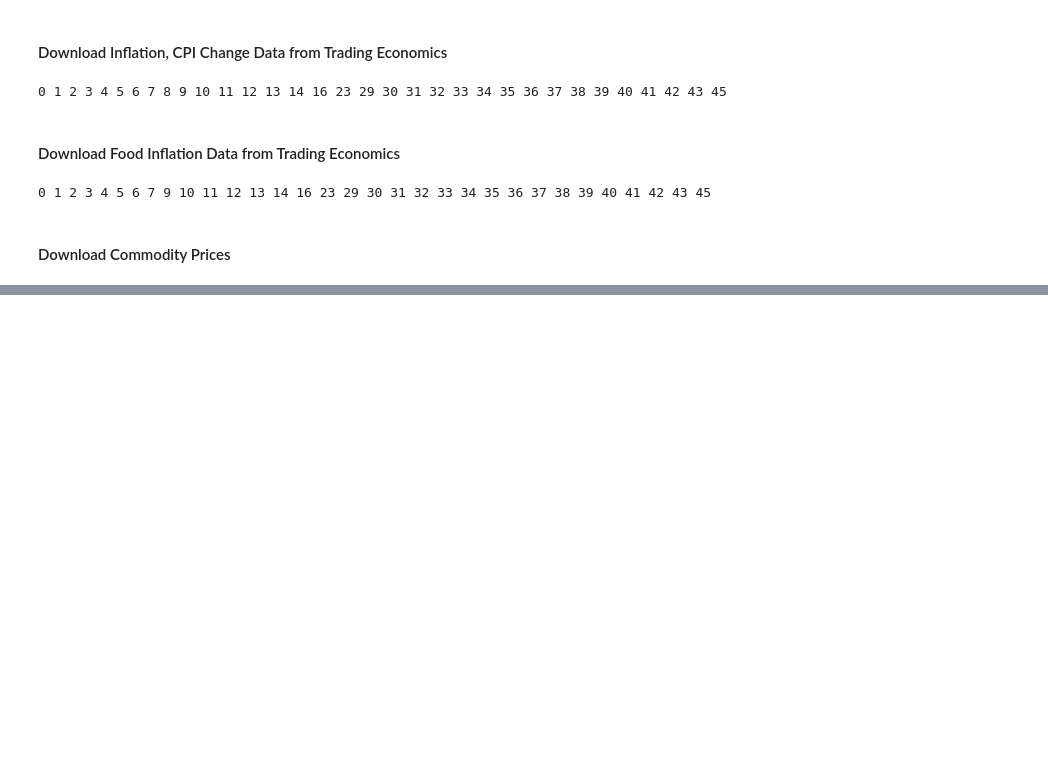
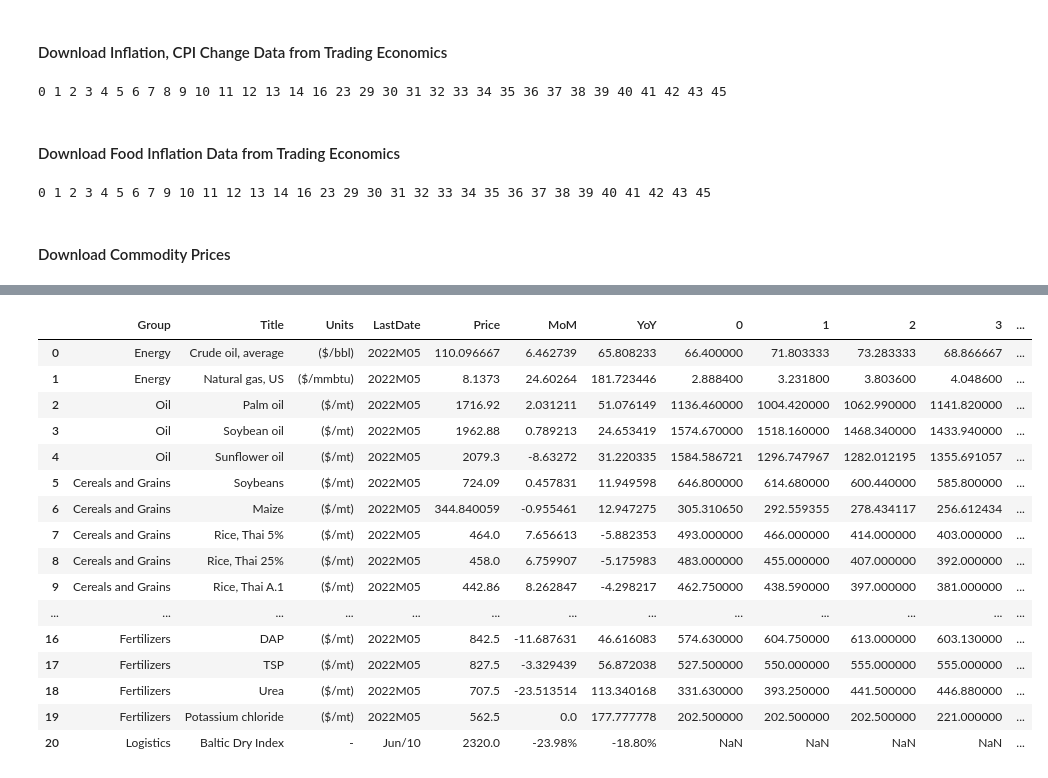
Before and after one commit to DigitalAgricultureAsia/FoodSecurityTracker, a Jupyter notebook: Download Necessary Data.ipynb, the cells around one changed output, grey strips where cells are left out. Saved outputs shown, nothing was run; the diff lists cells and outputs as text; code cells hidden in the pictures; blank space fills up the shorter version.

```diff
--- a/Download Necessary Data.ipynb
+++ b/Download Necessary Data.ipynb
@@ -129,7 +199,19 @@ Index(['Unnamed: 0', 'Crude oil, average', 'Crude oil, Brent',
 # %%
-ColsEnergy=['Crude oil, average','Natural gas, US']
-ColsOils=['Palm oil','Soybeans', 'Soybean oil','Sunflower oil']
-ColsCereals=['Soybeans','Maize','Rice, Thai 5% ', 'Rice, Thai 25% ', 'Rice, Thai A.1',
-       'Rice, Viet Namese 5%', 'Wheat, US SRW', 'Wheat, US HRW']
-ColsOthers=['Sugar, world','Cotton, A Index']
-ColsFert=['Phosphate rock', 'DAP', 'TSP', 'Urea ', 'Potassium chloride']
+# %% [output]
+|  | Group | Title | Units | LastDate | Price | MoM | YoY | 0 | 1 | 2 | 3 | ... |
+| 0 | Energy | Crude oil, average | ($/bbl) | 2022M05 | 110.096667 | 6.462739 | 65.808233 | 66.400000 | 71.803333 | 73.283333 | 68.866667 | ... |
+| 1 | Energy | Natural gas, US | ($/mmbtu) | 2022M05 | 8.1373 | 24.60264 | 181.723446 | 2.888400 | 3.231800 | 3.803600 | 4.048600 | ... |
+| 2 | Oil | Palm oil | ($/mt) | 2022M05 | 1716.92 | 2.031211 | 51.076149 | 1136.460000 | 1004.420000 | 1062.990000 | 1141.820000 | ... |
+| 3 | Oil | Soybean oil | ($/mt) | 2022M05 | 1962.88 | 0.789213 | 24.653419 | 1574.670000 | 1518.160000 | 1468.340000 | 1433.940000 | ... |
+| 4 | Oil | Sunflower oil | ($/mt) | 2022M05 | 2079.3 | -8.63272 | 31.220335 | 1584.586721 | 1296.747967 | 1282.012195 | 1355.691057 | ... |
+| 5 | Cereals and Grains | Soybeans | ($/mt) | 2022M05 | 724.09 | 0.457831 | 11.949598 | 646.800000 | 614.680000 | 600.440000 | 585.800000 | ... |
+| 6 | Cereals and Grains | Maize | ($/mt) | 2022M05 | 344.840059 | -0.955461 | 12.947275 | 305.310650 | 292.559355 | 278.434117 | 256.612434 | ... |
+| 7 | Cereals and Grains | Rice, Thai 5% | ($/mt) | 2022M05 | 464.0 | 7.656613 | -5.882353 | 493.000000 | 466.000000 | 414.000000 | 403.000000 | ... |
+| 8 | Cereals and Grains | Rice, Thai 25% | ($/mt) | 2022M05 | 458.0 | 6.759907 | -5.175983 | 483.000000 | 455.000000 | 407.000000 | 392.000000 | ... |
+| 9 | Cereals and Grains | Rice, Thai A.1 | ($/mt) | 2022M05 | 442.86 | 8.262847 | -4.298217 | 462.750000 | 438.590000 | 397.000000 | 381.000000 | ... |
+| ... | ... | ... | ... | ... | ... | ... | ... | ... | ... | ... | ... | ... |
+| 16 | Fertilizers | DAP | ($/mt) | 2022M05 | 842.5 | -11.687631 | 46.616083 | 574.630000 | 604.750000 | 613.000000 | 603.130000 | ... |
+| 17 | Fertilizers | TSP | ($/mt) | 2022M05 | 827.5 | -3.329439 | 56.872038 | 527.500000 | 550.000000 | 555.000000 | 555.000000 | ... |
+| 18 | Fertilizers | Urea | ($/mt) | 2022M05 | 707.5 | -23.513514 | 113.340168 | 331.630000 | 393.250000 | 441.500000 | 446.880000 | ... |
+| 19 | Fertilizers | Potassium chloride | ($/mt) | 2022M05 | 562.5 | 0.0 | 177.777778 | 202.500000 | 202.500000 | 202.500000 | 221.000000 | ... |
+| 20 | Logistics | Baltic Dry Index | - | Jun/10 | 2320.0 | -23.98% | -18.80% | NaN | NaN | NaN | NaN | ... |
```
Also changed, not shown: parts of 6 cells of this notebook, 9 other files.
